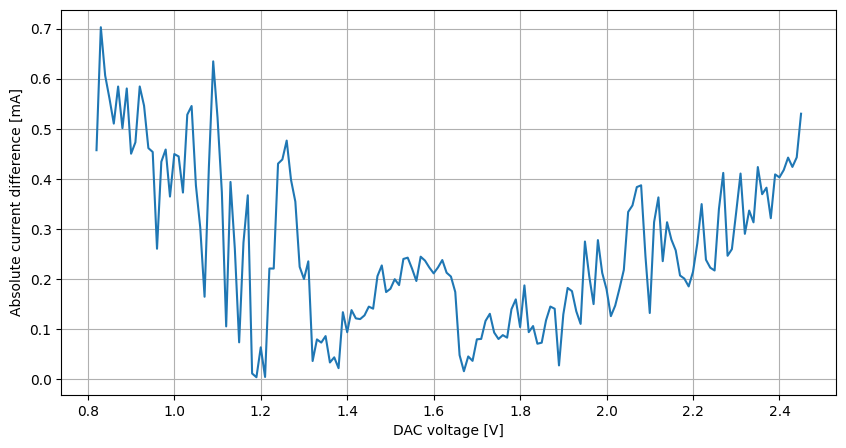
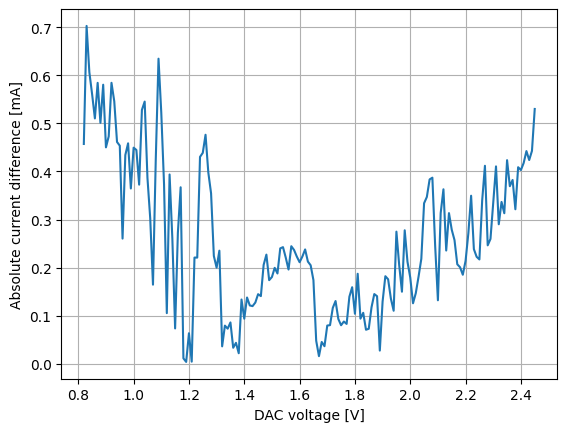
The change to this notebook cell's code, shown as a diff; its figure went from the first image to the second:
--- before
+++ after
@@ -1,4 +1,3 @@
-ax = current_spread_data["spread_1k_2k_mA"].plot(
-    figsize=(10, 5),
+ax = current_spread_data["spread_1k_2k_mA"].plot(    
     grid=True,
 )

Commit: WIP